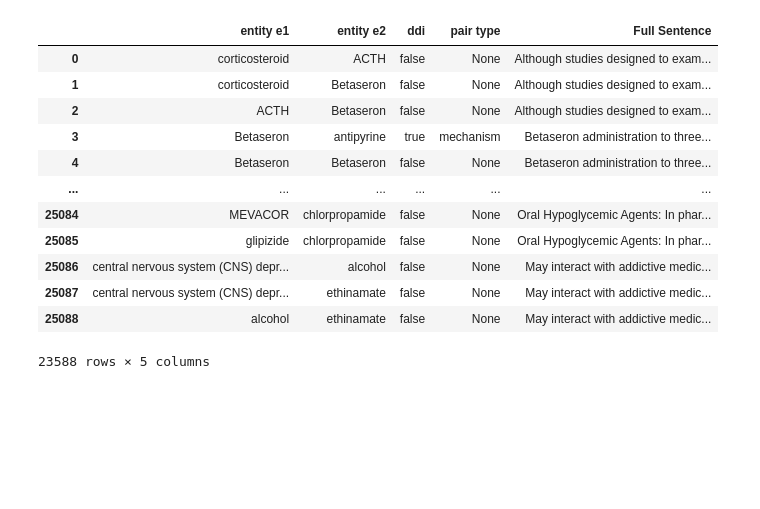
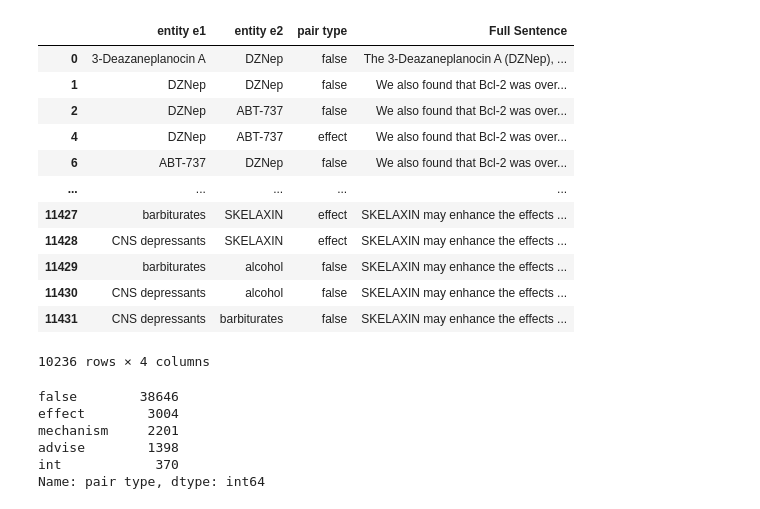
Before and after one commit to phanben110/IIR_SemEval-2013-task-9, a Jupyter notebook: IIR_Preprocessing/Pair_DataFrame.ipynb, the cells around one changed output. Cells and saved outputs as stored; diff of their text form; code cells hidden in the pictures; blank space fills up the shorter version.

```diff
--- a/IIR_Preprocessing/Pair_DataFrame.ipynb
+++ b/IIR_Preprocessing/Pair_DataFrame.ipynb
@@ -187,18 +171,34 @@ dataset_frame
-# %%
-dataset_frame_no_duplicates = dataset_frame.drop_duplicates()
-dataset_frame_no_duplicates
-# %% [output]
-|  | entity e1 | entity e2 | ddi | pair type | Full Sentence |
-| 0 | corticosteroid | ACTH | false | None | Although studies designed to exam... |
-| 1 | corticosteroid | Betaseron | false | None | Although studies designed to exam... |
-| 2 | ACTH | Betaseron | false | None | Although studies designed to exam... |
-| 3 | Betaseron | antipyrine | true | mechanism | Betaseron administration to three... |
-| 4 | Betaseron | Betaseron | false | None | Betaseron administration to three... |
-| ... | ... | ... | ... | ... | ... |
-| 25084 | MEVACOR | chlorpropamide | false | None | Oral Hypoglycemic Agents: In phar... |
-| 25085 | glipizide | chlorpropamide | false | None | Oral Hypoglycemic Agents: In phar... |
-| 25086 | central nervous system (CNS) depr... | alcohol | false | None | May interact with addictive medic... |
-| 25087 | central nervous system (CNS) depr... | ethinamate | false | None | May interact with addictive medic... |
-| 25088 | alcohol | ethinamate | false | None | May interact with addictive medic... |
-23588 rows × 5 columns
+# %%
+data_frame = pair_df.loc[:, ['entity e1', 'entity e2', 'pair type',"Full Sentence"]]
+new_rows = {'entity e1': data_frame['entity e2'],
+            'entity e2': data_frame['entity e1'],
+            'pair type': data_frame['pair type'],
+            'Full Sentence': data_frame['Full Sentence']}
+new_data_frame = data_frame.append(pd.DataFrame(new_rows), ignore_index=True)
+# %%
+new_data_frame.drop_duplicates(inplace=True)
+new_data_frame
+# %% [output]
+|  | entity e1 | entity e2 | pair type | Full Sentence |
+| 0 | 3-Deazaneplanocin A | DZNep | false | The 3-Deazaneplanocin A (DZNep), ... |
+| 1 | DZNep | DZNep | false | We also found that Bcl-2 was over... |
+| 2 | DZNep | ABT-737 | false | We also found that Bcl-2 was over... |
+| 4 | DZNep | ABT-737 | effect | We also found that Bcl-2 was over... |
+| 6 | ABT-737 | DZNep | false | We also found that Bcl-2 was over... |
+| ... | ... | ... | ... | ... |
+| 11427 | barbiturates | SKELAXIN | effect | SKELAXIN may enhance the effects ... |
+| 11428 | CNS depressants | SKELAXIN | effect | SKELAXIN may enhance the effects ... |
+| 11429 | barbiturates | alcohol | false | SKELAXIN may enhance the effects ... |
+| 11430 | CNS depressants | alcohol | false | SKELAXIN may enhance the effects ... |
+| 11431 | CNS depressants | barbiturates | false | SKELAXIN may enhance the effects ... |
+10236 rows × 4 columns
+# %%
+new_data_frame["pair type"].value_counts()
+# %% [output]
+false        38646
+effect        3004
+mechanism     2201
+advise        1398
+int            370
+Name: pair type, dtype: int64
 # %%
```
Also changed, not shown: parts of 12 cells of this notebook, 10 other files.
